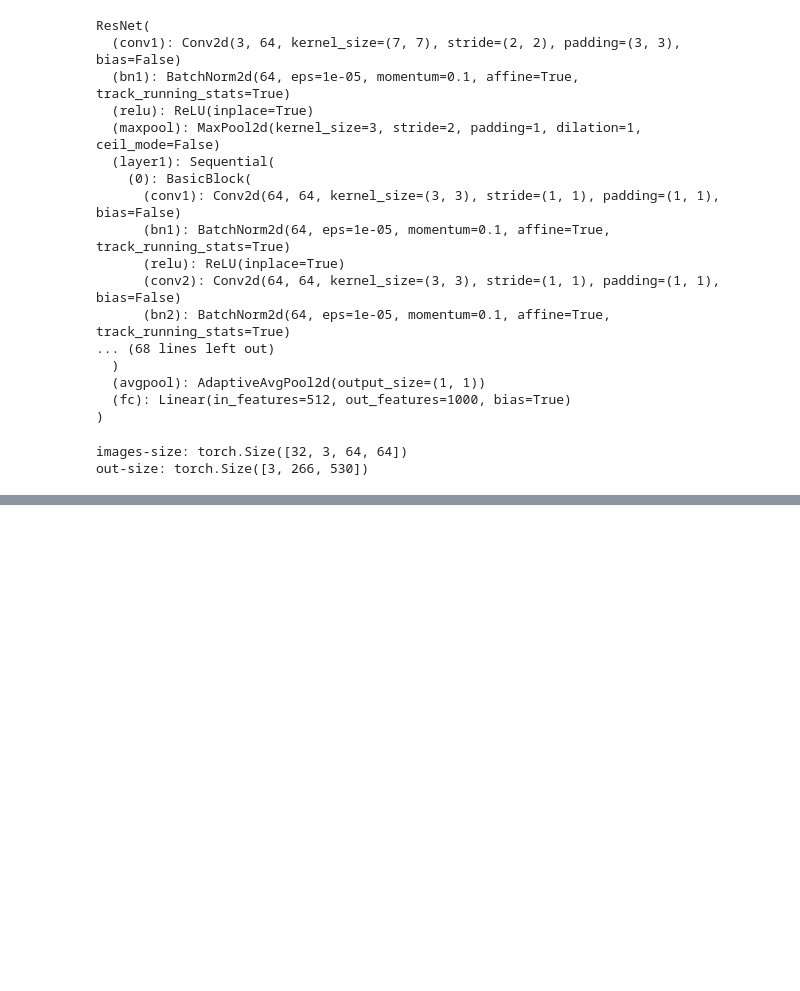
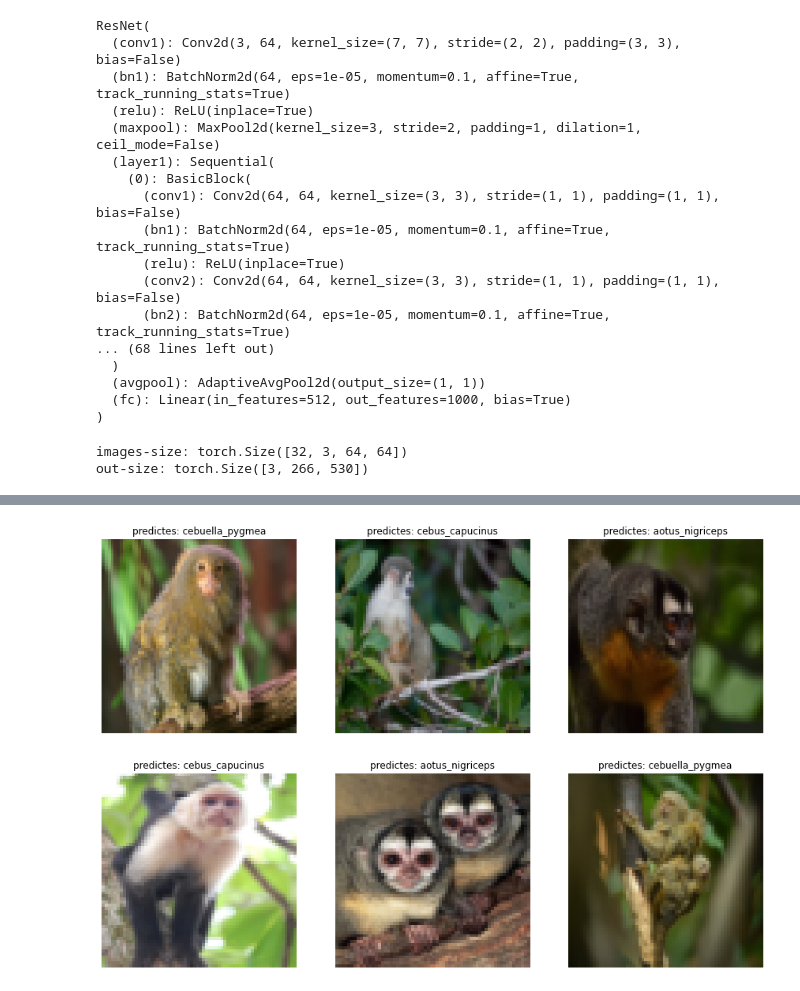
Before and after one commit to ABedychaj/MonkeysKaggle, a Jupyter notebook: notebooks/TransferLearning.ipynb, the cells around one changed output, grey strips where cells are left out. Drawn from its saved outputs; the diff is of its cells as text; code cells hidden in the pictures; blank space fills up the shorter version.

Commit message:
fixed import

```diff
--- a/notebooks/TransferLearning.ipynb
+++ b/notebooks/TransferLearning.ipynb
@@ -146,14 +214,0 @@ for epoch in range(1, n_epochs+1):
-# %%
-import torch.nn as nn
-import torch.optim as optim
-
-criterion = nn.CrossEntropyLoss()
-optimizer = optim.SGD(model.parameters(), lr=learning_rate, momentum=0.9)
-
-def accuracy(out, labels):
-    _,pred = torch.max(out, dim=1)
-    return torch.sum(pred==labels).item()
-
-num_ftrs = model.fc.in_features
-model.fc = nn.Linear(num_ftrs, 10)
-model
@@ -259,0 +215,23 @@ Epoch [3/5], Step [0/35], Loss: 0.4838
+# %%
+def visualize_model(net, num_images=6, test_dataloader=None, test_dataset=None):
+    images_so_far = 0
+    fig = plt.figure(figsize=(15, 10))
+
+    for i, data in enumerate(test_dataloader):
+        inputs, labels = data
+        outputs = net(inputs)
+        _, preds = torch.max(outputs.data, 1)
+
+        for j in range(inputs.size()[0]):
+            images_so_far += 1
+            ax = plt.subplot(2, num_images//2, images_so_far)
+            ax.axis('off')
+            ax.set_title('predictes: {}'.format(label2name[test_dataset.classes[preds[j]]]))
+            plt.imshow(inputs[j].permute(1, 2, 0))
+
+            if images_so_far == num_images:
+                return
+
+visualize_model(model, test_dataloader=test_data_loader, test_dataset=test_data)
+# %% [output]
+[figure, added]
```
Also changed, not shown: parts of 9 cells of this notebook.
